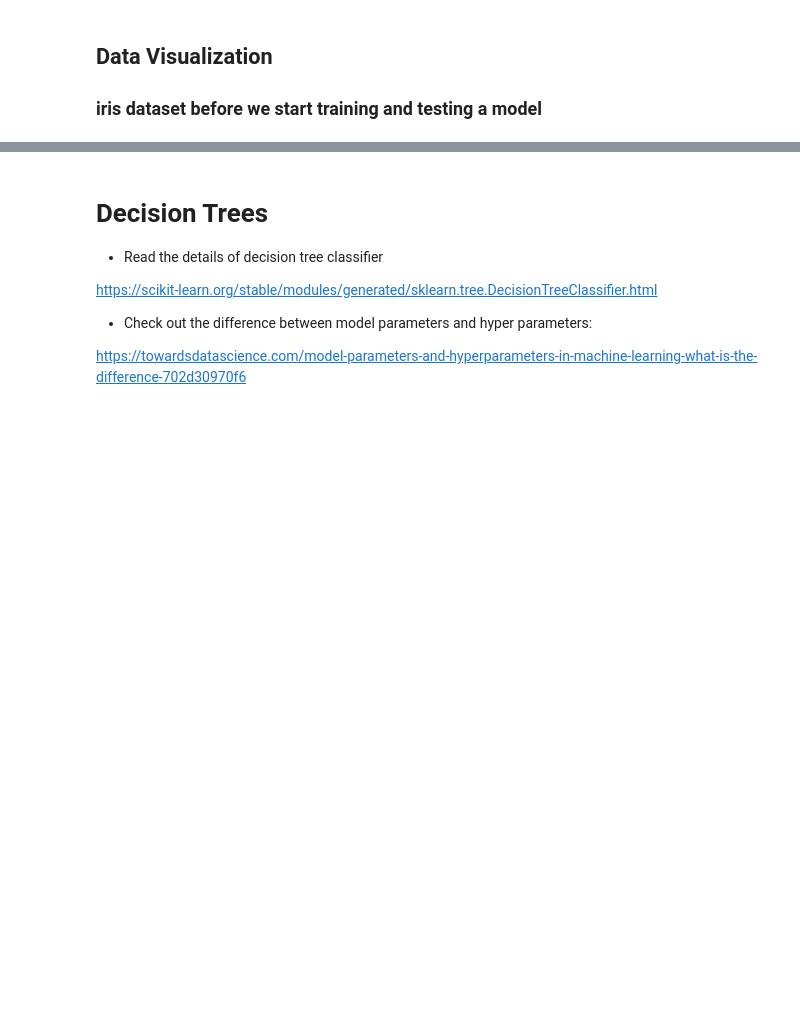
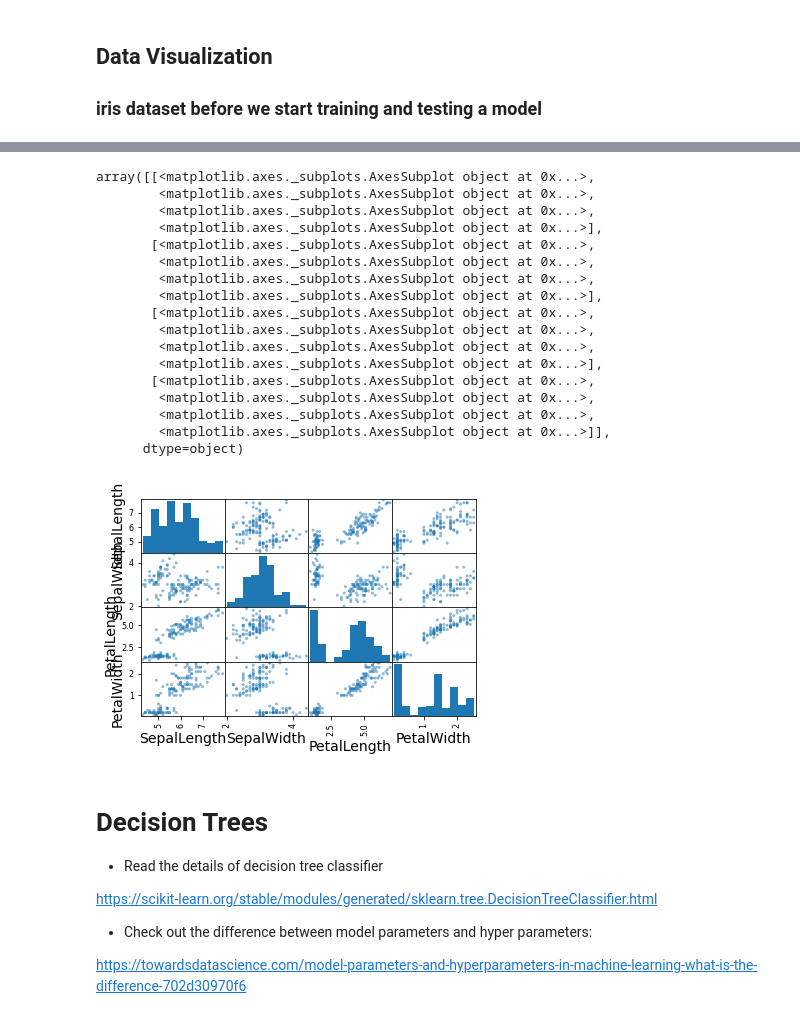
Before and after one commit to thomasbakken-su/CPSC5310_TWs, a Jupyter notebook: TW4/TW4-DT/decision_trees.ipynb, the cells around one changed output, grey strips where cells are left out. Drawn from its saved outputs; the diff is of its cells as text; code cells hidden in the pictures; blank space fills up the shorter version.

```diff
--- a/TW4/TW4-DT/decision_trees.ipynb
+++ b/TW4/TW4-DT/decision_trees.ipynb
@@ -101,13 +155,33 @@ Image("images/iris.png")
 # %%
 import matplotlib.pyplot as plt
 import pandas as pd
 
 # read data from CSV file to dataframe
 
-
-
+iris = pd.read_csv('./data/iris.csv')
 
 # scatter matrix plot
+
+pd.plotting.scatter_matrix(iris)
+# %% [output]
+array([[<matplotlib.axes._subplots.AxesSubplot object at 0x...>,
+        <matplotlib.axes._subplots.AxesSubplot object at 0x...>,
+        <matplotlib.axes._subplots.AxesSubplot object at 0x...>,
+        <matplotlib.axes._subplots.AxesSubplot object at 0x...>],
+       [<matplotlib.axes._subplots.AxesSubplot object at 0x...>,
+        <matplotlib.axes._subplots.AxesSubplot object at 0x...>,
+        <matplotlib.axes._subplots.AxesSubplot object at 0x...>,
+        <matplotlib.axes._subplots.AxesSubplot object at 0x...>],
+       [<matplotlib.axes._subplots.AxesSubplot object at 0x...>,
+        <matplotlib.axes._subplots.AxesSubplot object at 0x...>,
+        <matplotlib.axes._subplots.AxesSubplot object at 0x...>,
+        <matplotlib.axes._subplots.AxesSubplot object at 0x...>],
+       [<matplotlib.axes._subplots.AxesSubplot object at 0x...>,
+        <matplotlib.axes._subplots.AxesSubplot object at 0x...>,
+        <matplotlib.axes._subplots.AxesSubplot object at 0x...>,
+        <matplotlib.axes._subplots.AxesSubplot object at 0x...>]],
+      dtype=object)
+[figure, added]
 # %% [markdown]
 # Decision Trees
 
```
Also changed, not shown: parts of 37 cells of this notebook, 5 other files.
